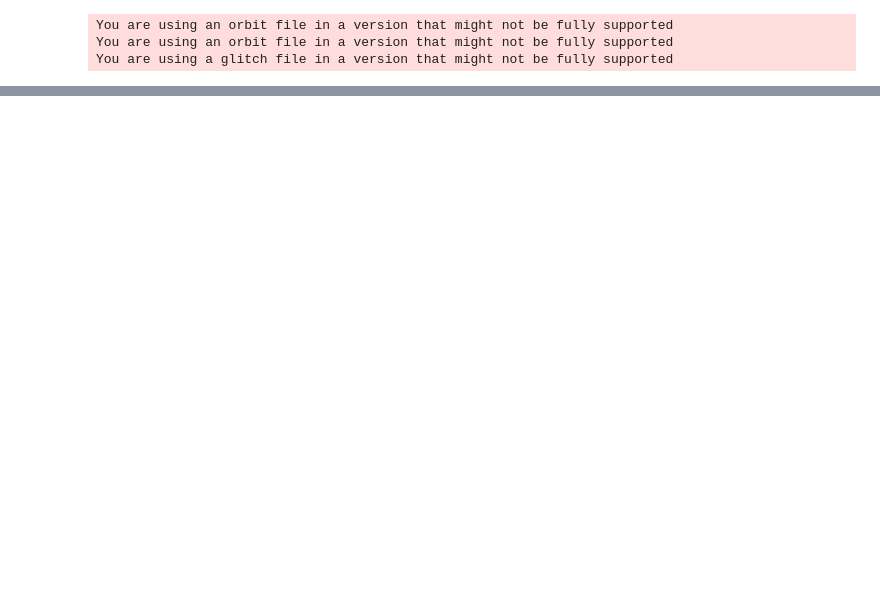
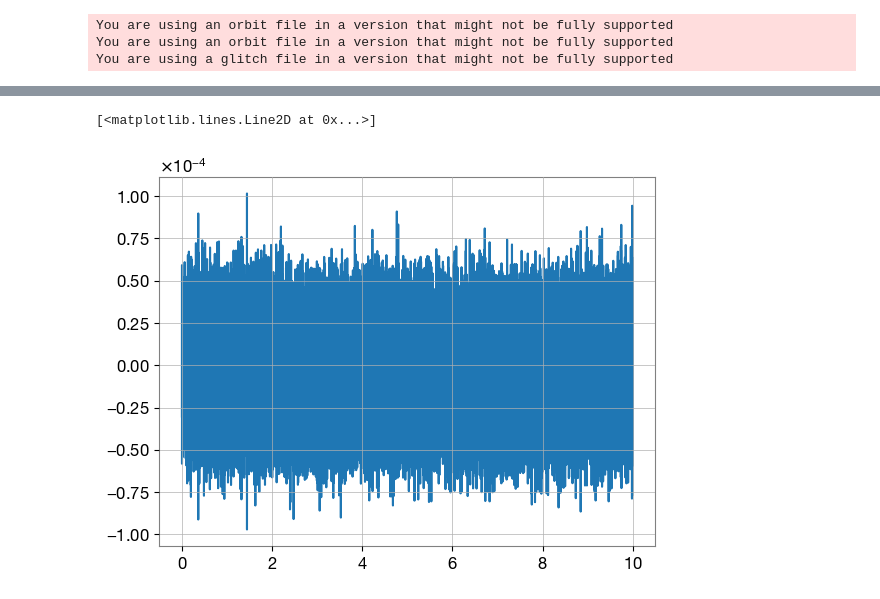
Before and after one commit to AryamannRao/LISAGlitchSignalClassifier, a Jupyter notebook: src/notebooks/glitch_testing.ipynb, the cells around one changed output, grey strips where cells are left out. Cells and saved outputs as stored; diff of their text form; code cells hidden in the pictures; blank space fills up the shorter version.

```diff
--- a/src/notebooks/glitch_testing.ipynb
+++ b/src/notebooks/glitch_testing.ipynb
@@ -98,0 +131,9 @@ plt.show()
+# %%
+h5 = h5py.File(DIST/ 'default_simulation_output.h5', "r")
+# %%
+y = np.array(h5['tmi_carrier_fluctuations']['12'])
+t = np.arange(0, 10*3600, 0.25)
+plt.plot(t/3600, y)
+# %% [output]
+[<matplotlib.lines.Line2D at 0x...>]
+[figure, added]
```
Also changed, not shown: parts of 11 cells of this notebook, 16 other files.
